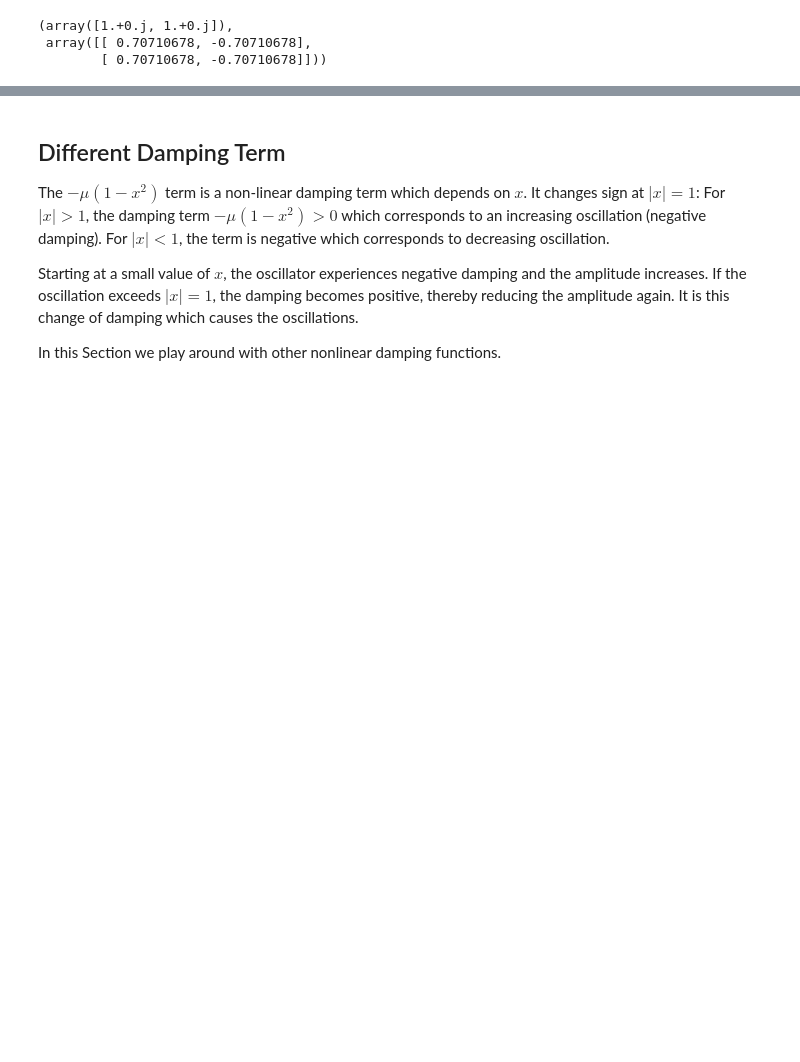
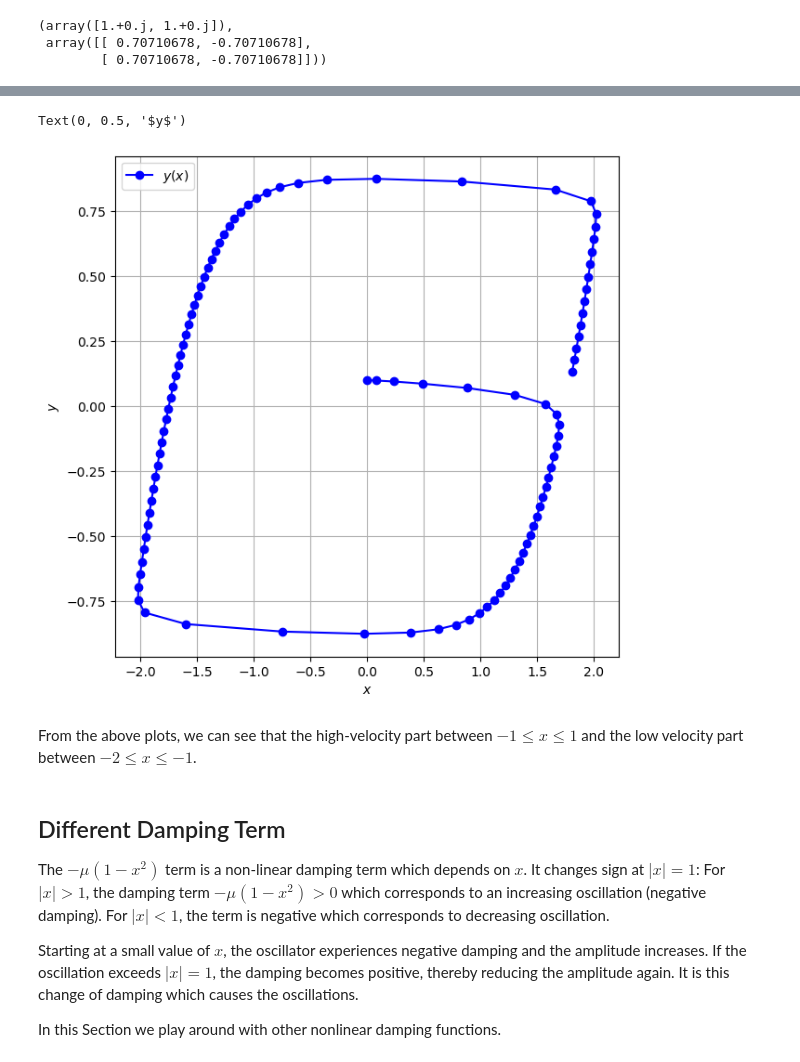
Before and after one commit to ClemensFMN/Notebooks, a Jupyter notebook: ODE/Exercise_6.1.8 (van der Pol).ipynb, the cells around one changed output, grey strips where cells are left out. Cells and saved outputs as stored; diff of their text form; code cells hidden in the pictures; blank space fills up the shorter version.

```diff
--- a/ODE/Exercise_6.1.8 (van der Pol).ipynb
+++ b/ODE/Exercise_6.1.8 (van der Pol).ipynb
@@ -111,3 +141,16 @@ lin.eig(A)
+# %%
+y1, y2 = X.T
+
+plt.plot(y1, y2  , 'bo-', label='$y(x)$')
+plt.grid()
+plt.legend(loc='best')
+plt.xlabel('$x$')
+plt.ylabel('$y$')
+# %% [output]
+Text(0, 0.5, '$y$')
+[figure, added]
+# %% [markdown]
+From the above plots, we can see that the high-velocity part between $-1 \leq x \leq 1$ and the low velocity part between $-2 \leq x \leq -1$.
 # %% [markdown]
 ## Different Damping Term
 
```
Also changed, not shown: parts of 5 cells of this notebook.
